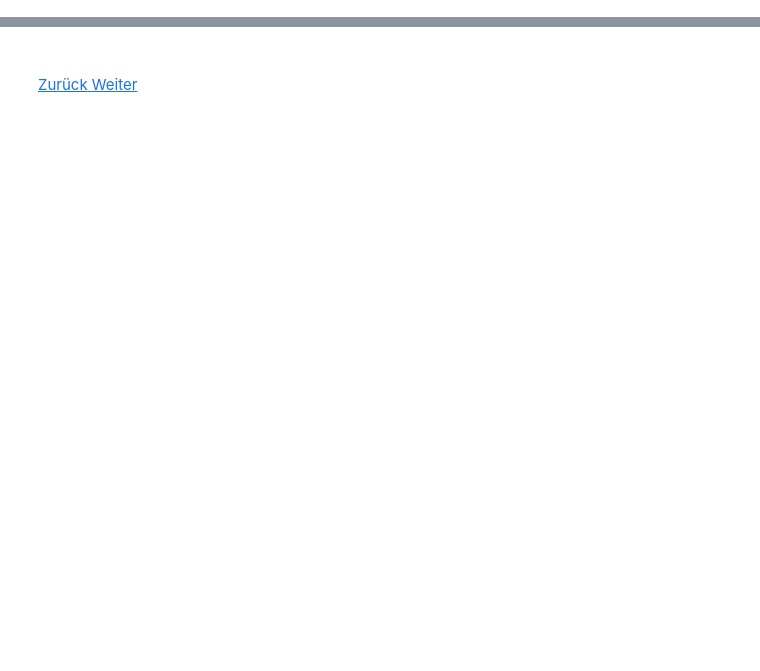
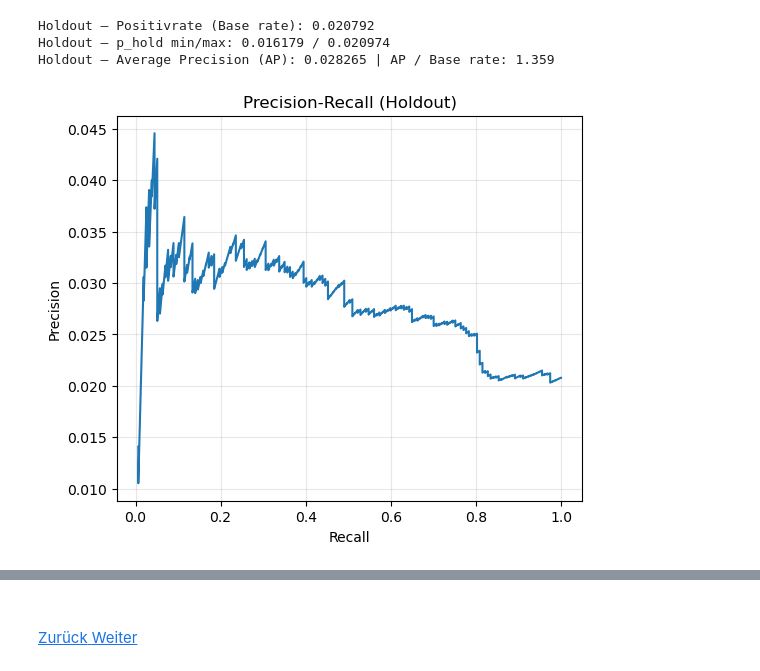
Before and after one commit to RyanMikus/pairs_trading_ml_hs25, a Jupyter notebook: 04_Modellierung.ipynb, the cells around one changed output, grey strips where cells are left out. Saved outputs shown, nothing was run; the diff lists cells and outputs as text; code cells hidden in the pictures; blank space fills up the shorter version.

Commit message:
Erster Draft der Modellierung fertiggestellt

```diff
--- a/04_Modellierung.ipynb
+++ b/04_Modellierung.ipynb
@@ -436,0 +236,20 @@ Anzahl Handelstage: 35
+# %%
+# Zelle 7 — Symbol-Feature-Panel aus dem Package (MultiIndex columns: feature x symbol)
+# Wir bauen Features auf GESAMTDATEN (Train + Holdout) damit später Join nicht „abbricht“.
+# Wichtig: Leakage vermeiden wir nicht über Feature-Berechnung, sondern über Split/Training.
+# (Rolling Indikatoren sind kausal, diff/rolling nutzen nur Vergangenheit.)
+
+feature_panel = build_feature_panel(
+    log_prices,
+    sma_windows=SMA_WINDOWS,
+    ema_spans=EMA_SPANS,
+    rsi_windows=RSI_WINDOWS,
+    roc_windows=ROC_WINDOWS,
+    vol_windows=VOL_WINDOWS,
+    bollinger_windows=BB_WINDOWS,
+)
+
+print("Feature-Panel gebaut.")
+print("Shape:", feature_panel.shape)
+print("MultiIndex columns:", isinstance(feature_panel.columns, pd.MultiIndex))
+feature_panel.iloc[:3, :6]
@@ -436,0 +652,43 @@ Anzahl Handelstage: 35
+# %%
+# Zelle 13 — Reporting: AP/PR (imbalance-robust) + sinnvolle Schwellenwahl
+
+base_rate = float(np.mean(y_hold))
+p_min, p_max = float(np.min(p_hold)), float(np.max(p_hold))
+ap = average_precision_score(y_hold, p_hold)
+
+print("Holdout — Positivrate (Base rate):", round(base_rate, 6))
+print("Holdout — p_hold min/max:", round(p_min, 6), "/", round(p_max, 6))
+print("Holdout — Average Precision (AP):", round(float(ap), 6), "| AP / Base rate:", round(float(ap / base_rate), 3))
+
+prec_h, rec_h, _ = precision_recall_curve(y_hold, p_hold)
+mask = rec_h > 0
+plt.figure(figsize=(6, 5))
+plt.plot(rec_h[mask], prec_h[mask])
+plt.xlabel("Recall")
+plt.ylabel("Precision")
+plt.title("Precision-Recall (Holdout)")
+plt.grid(True, alpha=0.3)
+plt.show()
+
+p_train = best_model.predict_proba(X_train)[:, 1]
+
+q = 0.99
+thr_q = float(np.quantile(p_train, q))
+y_pred_q = (p_hold >= thr_q).astype(int)
+
+print(f"\nKlassifikationsbericht (Holdout, Schwelle = {q:.0%}-Quantil aus TRAIN-Scores, thr={thr_q:.6f}):")
+print(classification_report(y_hold, y_pred_q, digits=3, zero_division=0))
+
+prec_t, rec_t, ths_t = precision_recall_curve(y_train, p_train)
+f1_t = 2 * (prec_t * rec_t) / (prec_t + rec_t + 1e-12)
+best_idx_t = int(np.nanargmax(f1_t))
+thr_f1 = float(ths_t[max(best_idx_t - 1, 0)])
+y_pred_f1 = (p_hold >= thr_f1).astype(int)
+
+print(f"\nKlassifikationsbericht (Holdout, F1-optimale Schwelle aus TRAIN, thr={thr_f1:.6f}):")
+print(classification_report(y_hold, y_pred_f1, digits=3, zero_division=0))
+# %% [output]
+Holdout — Positivrate (Base rate): 0.020792
+Holdout — p_hold min/max: 0.016179 / 0.020974
+Holdout — Average Precision (AP): 0.028265 | AP / Base rate: 1.359
+[figure, added]
```
Also changed, not shown: parts of 21 cells of this notebook, 2 other files.
